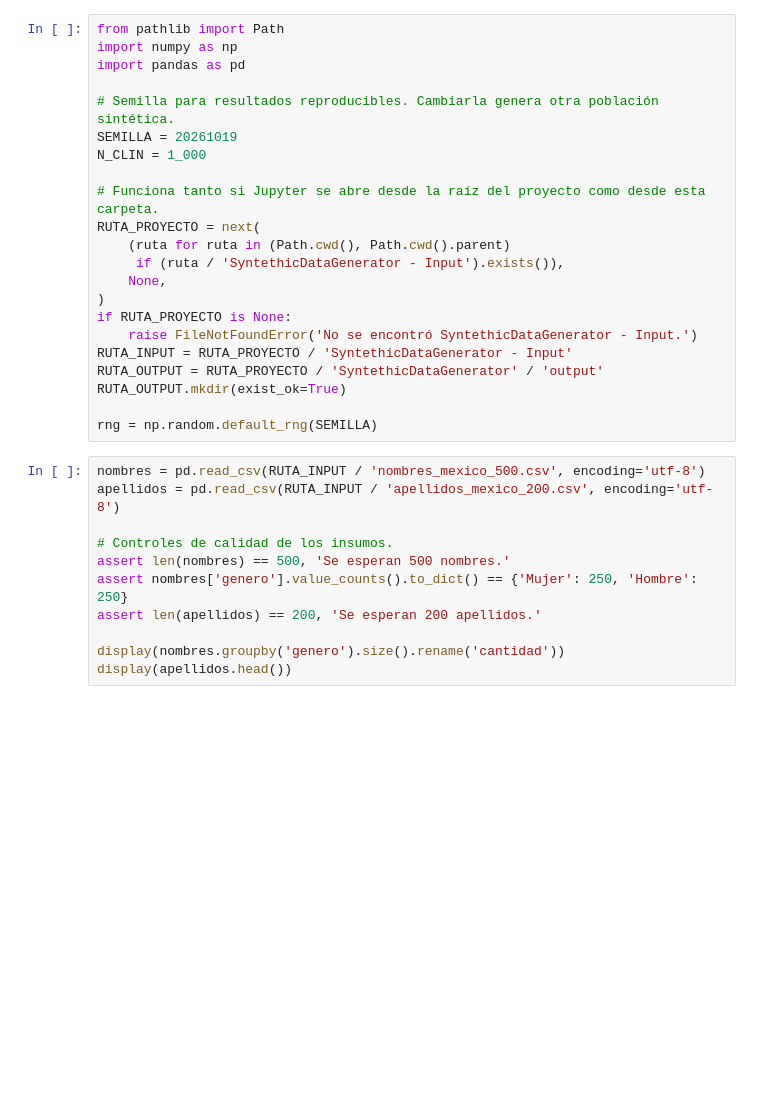
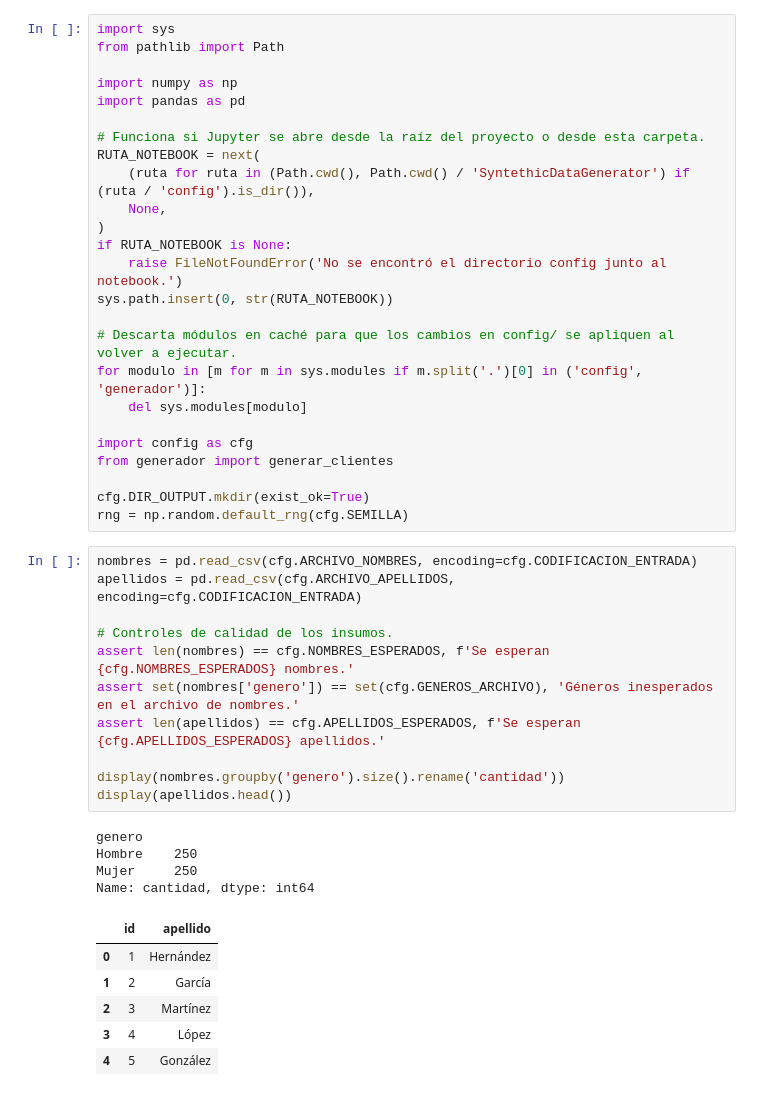
Before and after one commit to Aacesfm/WebScrapping, a Jupyter notebook: SyntethicDataGenerator/generador_clientes_sinteticos.ipynb, the cells around one changed output. Drawn from its saved outputs; the diff is of its cells as text; blank space fills up the shorter version.

```diff
--- a/SyntethicDataGenerator/generador_clientes_sinteticos.ipynb
+++ b/SyntethicDataGenerator/generador_clientes_sinteticos.ipynb
@@ -7,33 +10,47 @@ Este notebook crea una base de personas ficticias a partir de los CSV del direct
 # %%
+import sys
 from pathlib import Path
+
 import numpy as np
 import pandas as pd
 
-# Semilla para resultados reproducibles. Cambiarla genera otra población sintética.
-SEMILLA = 20261019
-N_CLIN = 1_000
-
-# Funciona tanto si Jupyter se abre desde la raíz del proyecto como desde esta carpeta.
-RUTA_PROYECTO = next(
-    (ruta for ruta in (Path.cwd(), Path.cwd().parent)
-     if (ruta / 'SyntethicDataGenerator - Input').exists()),
+# Funciona si Jupyter se abre desde la raíz del proyecto o desde esta carpeta.
+RUTA_NOTEBOOK = next(
+    (ruta for ruta in (Path.cwd(), Path.cwd() / 'SyntethicDataGenerator') if (ruta / 'config').is_dir()),
     None,
 )
-if RUTA_PROYECTO is None:
-    raise FileNotFoundError('No se encontró SyntethicDataGenerator - Input.')
-RUTA_INPUT = RUTA_PROYECTO / 'SyntethicDataGenerator - Input'
-RUTA_OUTPUT = RUTA_PROYECTO / 'SyntethicDataGenerator' / 'output'
-RUTA_OUTPUT.mkdir(exist_ok=True)
+if RUTA_NOTEBOOK is None:
+    raise FileNotFoundError('No se encontró el directorio config junto al notebook.')
+sys.path.insert(0, str(RUTA_NOTEBOOK))
 
-rng = np.random.default_rng(SEMILLA)
+# Descarta módulos en caché para que los cambios en config/ se apliquen al volver a ejecutar.
+for modulo in [m for m in sys.modules if m.split('.')[0] in ('config', 'generador')]:
+    del sys.modules[modulo]
+
+import config as cfg
+from generador import generar_clientes
+
+cfg.DIR_OUTPUT.mkdir(exist_ok=True)
+rng = np.random.default_rng(cfg.SEMILLA)
 # %%
-nombres = pd.read_csv(RUTA_INPUT / 'nombres_mexico_500.csv', encoding='utf-8')
-apellidos = pd.read_csv(RUTA_INPUT / 'apellidos_mexico_200.csv', encoding='utf-8')
+nombres = pd.read_csv(cfg.ARCHIVO_NOMBRES, encoding=cfg.CODIFICACION_ENTRADA)
+apellidos = pd.read_csv(cfg.ARCHIVO_APELLIDOS, encoding=cfg.CODIFICACION_ENTRADA)
 
 # Controles de calidad de los insumos.
-assert len(nombres) == 500, 'Se esperan 500 nombres.'
-assert nombres['genero'].value_counts().to_dict() == {'Mujer': 250, 'Hombre': 250}
-assert len(apellidos) == 200, 'Se esperan 200 apellidos.'
+assert len(nombres) == cfg.NOMBRES_ESPERADOS, f'Se esperan {cfg.NOMBRES_ESPERADOS} nombres.'
+assert set(nombres['genero']) == set(cfg.GENEROS_ARCHIVO), 'Géneros inesperados en el archivo de nombres.'
+assert len(apellidos) == cfg.APELLIDOS_ESPERADOS, f'Se esperan {cfg.APELLIDOS_ESPERADOS} apellidos.'
 
 display(nombres.groupby('genero').size().rename('cantidad'))
 display(apellidos.head())
+# %% [output]
+genero
+Hombre    250
+Mujer     250
+Name: cantidad, dtype: int64
+|  | id | apellido |
+| 0 | 1 | Hernández |
+| 1 | 2 | García |
+| 2 | 3 | Martínez |
+| 3 | 4 | López |
+| 4 | 5 | González |
```
Also changed, not shown: parts of 7 cells of this notebook, 13 other files.
